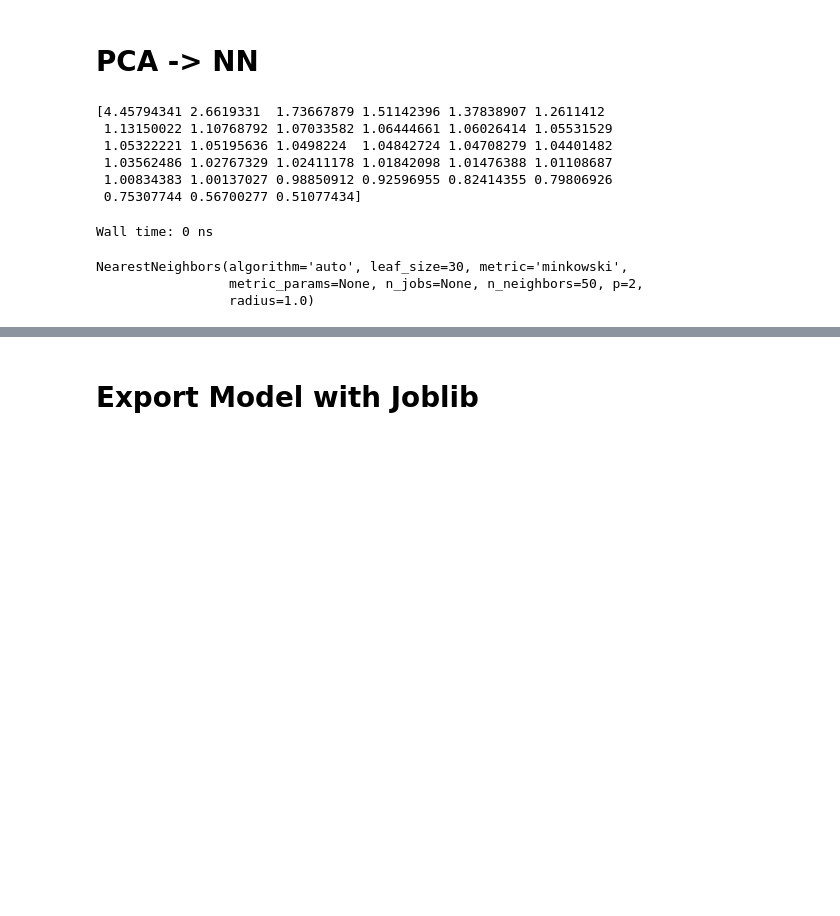
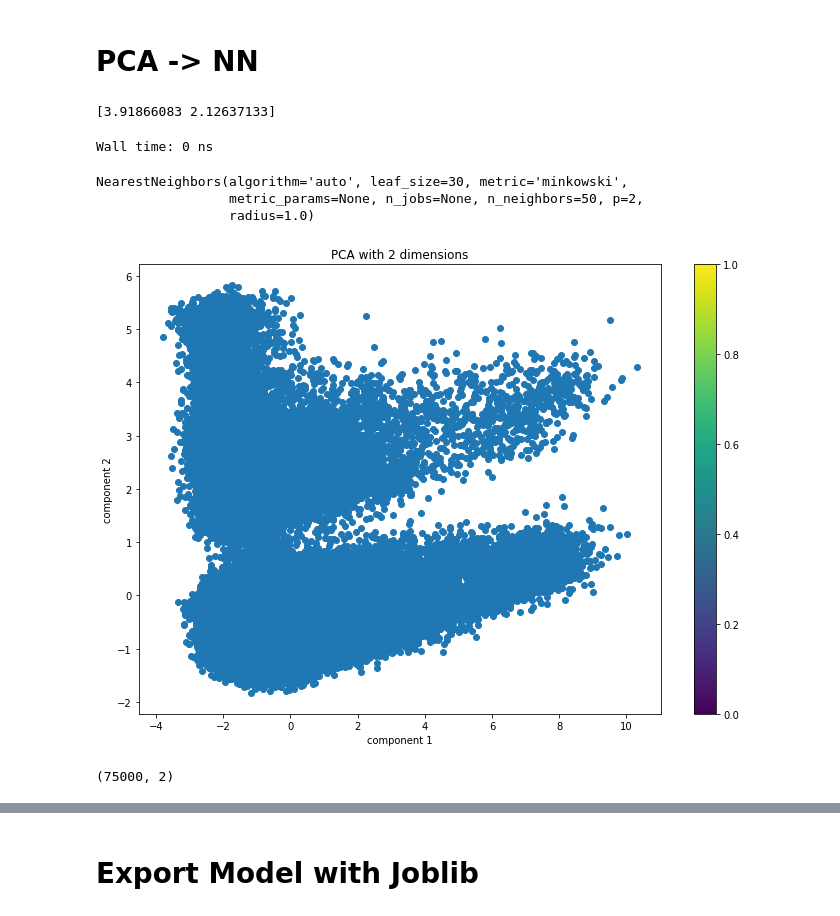
Before and after one commit to Build-Week-Spotify-Song-Suggester-5/Data-Science, a Jupyter notebook: Baseline_Nearest_Neighbors_PCA.ipynb, the cells around one changed output, grey strips where cells are left out. Drawn from its saved outputs; the diff is of its cells as text; code cells hidden in the pictures; blank space fills up the shorter version.

```diff
--- a/Baseline_Nearest_Neighbors_PCA.ipynb
+++ b/Baseline_Nearest_Neighbors_PCA.ipynb
@@ -328,17 +335,13 @@ means = df_copy.mean()
 scaler = StandardScaler()
 # %%
 pca_X = scaler.fit_transform(df_copy.values)
-pca = PCA(0.95)
+# pca = PCA(0.95)
+pca = PCA(2)
 df_pca = pca.fit(pca_X)
 # %%
 print(pca.explained_variance_)
 # %% [output]
-[4.45794341 2.6619331  1.73667879 1.51142396 1.37838907 1.2611412
- 1.13150022 1.10768792 1.07033582 1.06444661 1.06026414 1.05531529
- 1.05322221 1.05195636 1.0498224  1.04842724 1.04708279 1.04401482
- 1.03562486 1.02767329 1.02411178 1.01842098 1.01476388 1.01108687
- 1.00834383 1.00137027 0.98850912 0.92596955 0.82414355 0.79806926
- 0.75307744 0.56700277 0.51077434]
+[3.91866083 2.12637133]
 # %%
 %time
 pca_neigh = NearestNeighbors(n_neighbors=50)
@@ -348,3 +351,20 @@ Wall time: 0 ns
 NearestNeighbors(algorithm='auto', leaf_size=30, metric='minkowski',
                  metric_params=None, n_jobs=None, n_neighbors=50, p=2,
                  radius=1.0)
+# %%
+graph_data = pca.fit_transform(pca_X)
+fig, ax = plt.subplots(figsize=dims)
+plt.title('PCA with 2 dimensions')
+plt.xlabel('component 1')
+plt.ylabel('component 2')
+pcachart = plt.scatter(graph_data[:,0], graph_data[:,1])
+plt.colorbar();
+
+f = pcachart.get_figure()
+f.savefig("pcachart.jpg")
+# %% [output]
+[figure, added]
+# %%
+graph_data.shape
+# %% [output]
+(75000, 2)
```
Also changed, not shown: parts of 14 cells of this notebook, 2 other files.
